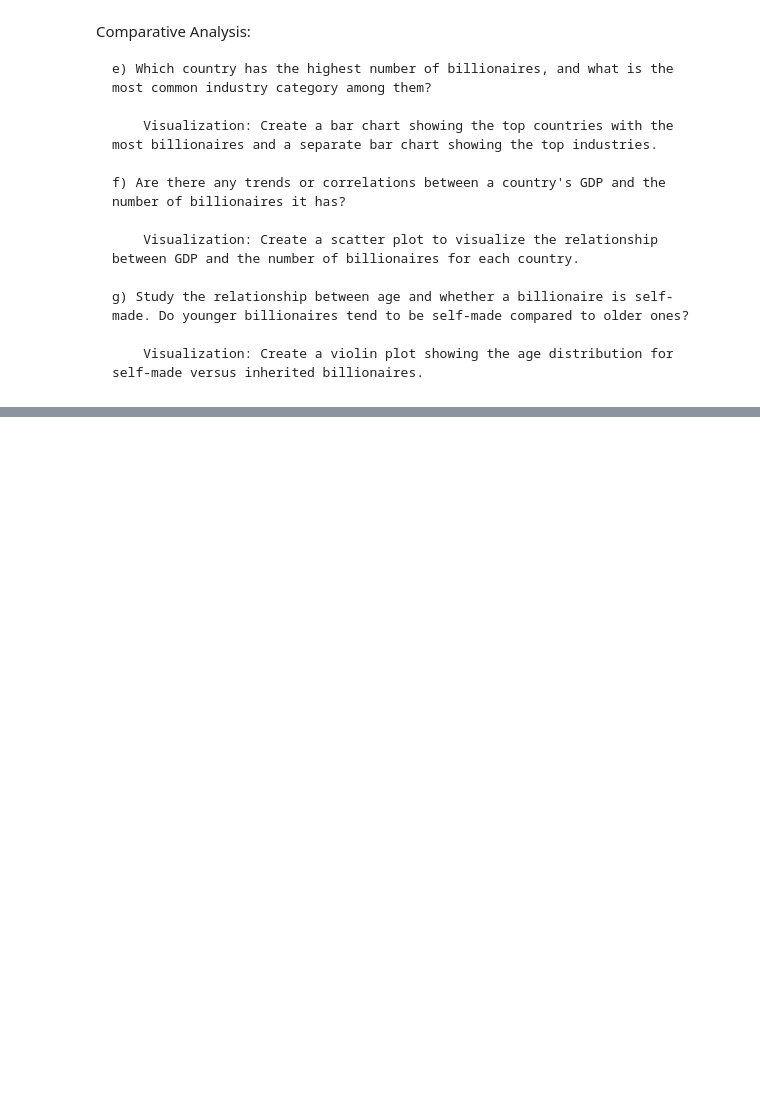
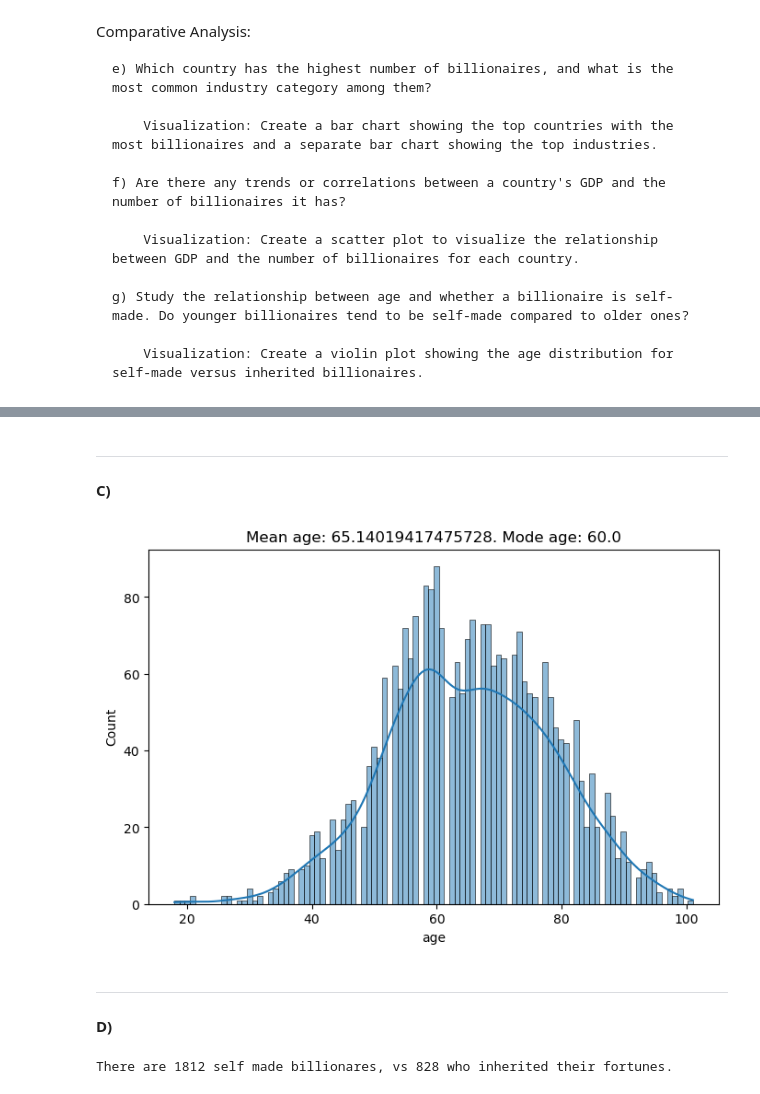
Before and after one commit to Jonaxor/Databehandling-AI24, a Jupyter notebook: Jones/E2_missing_aggregation.ipynb, the cells around one changed output, grey strips where cells are left out. Cells and saved outputs as stored; diff of their text form; code cells hidden in the pictures; blank space fills up the shorter version.

```diff
--- a/Jones/E2_missing_aggregation.ipynb
+++ b/Jones/E2_missing_aggregation.ipynb
@@ -614,0 +619,3 @@ Comparative Analysis:
+# %%
+billionaires_df = pd.read_csv('..\data\Billionaires Statistics Dataset.csv')
+billionaires_df.head()
@@ -614,0 +630,17 @@ Comparative Analysis:
+# %% [markdown]
+---
+**C)**
+# %%
+plt.figure(figsize=(8, 5))
+sns.histplot(billionaires_df['age'], bins=100, kde=True)
+
+
+mean_age = billionaires_df['age'].mean()
+mode_age = billionaires_df['age'].mode()[0]
+plt.title(f'Mean age: {mean_age}. Mode age: {mode_age}')
+plt.show()
+# %% [output]
+[figure, added]
+# %% [markdown]
+---
+**D)**
@@ -614,0 +649,7 @@ Comparative Analysis:
+# %%
+number_selfmade_true = self_made[True]
+number_selfmade_false = self_made[False]
+
+print(f"There are {number_selfmade_true} self made billionares, vs {number_selfmade_false} who inherited their fortunes.")
+# %% [output]
+There are 1812 self made billionares, vs 828 who inherited their fortunes.
```
Also changed, not shown: parts of 6 cells of this notebook, 2 other files.
